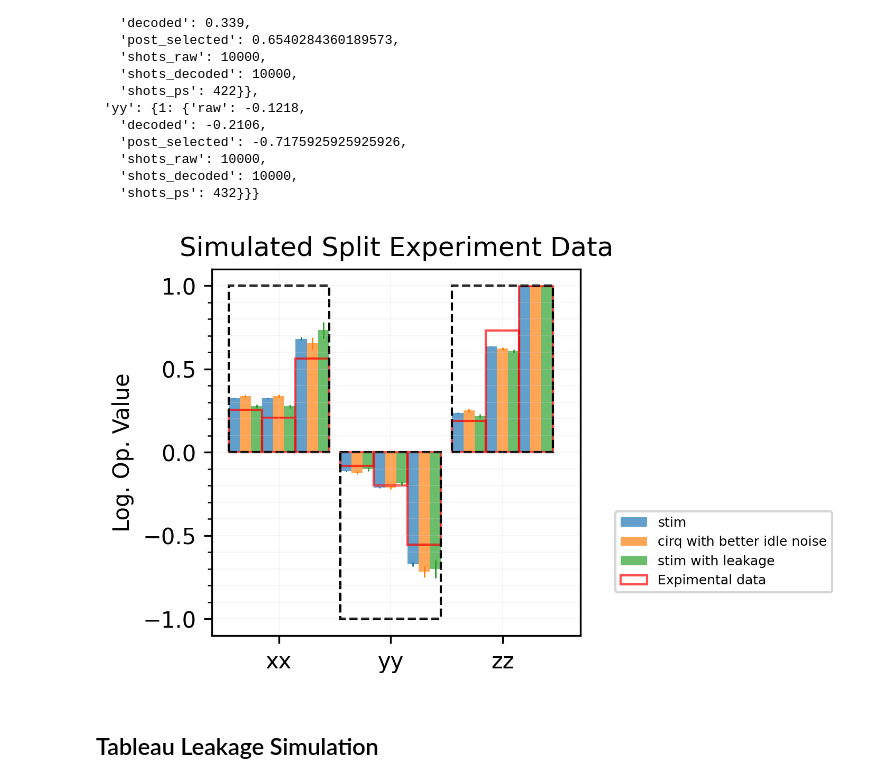
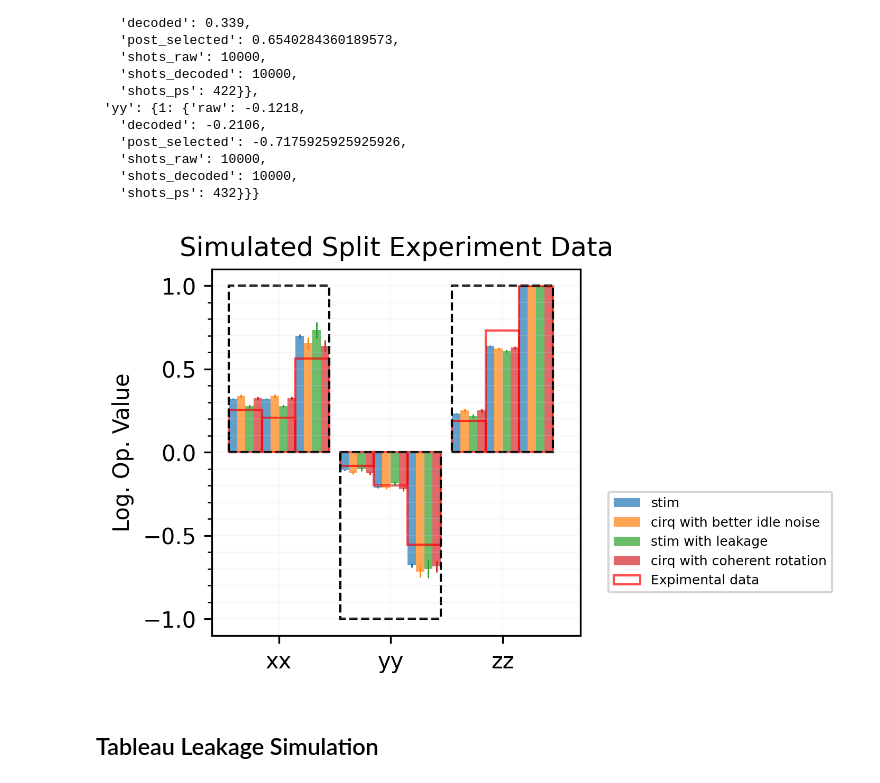
Before and after one commit to ihesner/cirq_qec, a Jupyter notebook: example_notebook.ipynb, the cells around one changed output. Cells and saved outputs as stored; diff of their text form; code cells hidden in the pictures.

```diff
--- a/example_notebook.ipynb
+++ b/example_notebook.ipynb
@@ -357,0 +381,17 @@ plt.show()
+# %%
+factors = [1]
+shots = 10000
+ros = ['zz', 'xx', 'yy']
+
+coherent_data = {ro: {factor: {}
+            for factor in factors} for ro in ros}
+
+for readout in ['zz', 'xx', 'yy']:
+    for factor in factors:
+        coherent_data[readout][factor] = get_expectation(shots=shots, readout=readout,
+                                    noise_model=noise_model, factor=factor,
+                                    simulation='cirq', arb_init=False,
+                                    cirq_method="with_coherent_error")
+        print('.', end='')
+    print(readout, end='')
+print('!')
@@ -357,0 +400,4 @@ plt.show()
+# %%
+today = date.today().strftime('%Y%m%d')
+with open(f"simulation_data/{today}_z_all_{shots}_cirq_coherent_p3pi.pkl", 'wb') as f:
+    pickle.dump(coherent_data, f)
@@ -397,11 +468,11 @@ exp_data = {'xx': {'decoded': 0.20838734620545363,
 # %%
 
 plt.figure(figsize=(3,3), dpi=300)
+num_bars = 4
 
-
-offset = -.1
+offset = -1.5*.3/num_bars
 c = 0
-for data_set in [stim_data,  idle_data, leakage_data]:
+for data_set in [stim_data,  idle_data, leakage_data, coherent_data]:
     flip = -1 if data_set == leakage_data else 1
     # organizing data
     groups = ['xx', 'yy', 'zz']
@@ -420,14 +491,14 @@ for data_set in [stim_data,  idle_data, leakage_data]:
 
     xs = np.array(range(3))
 
-    bar_width = .3/3
+    bar_width = .3/num_bars
 
 
     # Raw
-    plt.bar(xs - 3*bar_width + offset, raw_data, bar_width,
+    plt.bar(xs - num_bars*bar_width + offset, raw_data, bar_width,
             # label='raw',
             alpha=.7, color=f"C{c}")
-    plt.errorbar(xs - 3*bar_width + offset, raw_data, yerr=np.sqrt(((1+raw_data)*(1-raw_data))/shots_raw),
+    plt.errorbar(xs - num_bars*bar_width + offset, raw_data, yerr=np.sqrt(((1+raw_data)*(1-raw_data))/shots_raw),
                 linestyle=' ', linewidth=.7, color=f"C{c}")
     # Decoded
     plt.bar(xs + 0. + offset, decoded_data, bar_width,
@@ -436,50 +507,50 @@ for data_set in [stim_data,  idle_data, leakage_data]:
     plt.errorbar(xs - 0 + offset, decoded_data, yerr=np.sqrt(((1+decoded_data)*(1-decoded_data))/shots_decoded),
                 linestyle=' ', linewidth=.7, color=f"C{c}")
     # Post-selected
-    plt.bar(xs + 3*bar_width + offset, post_selected_data, bar_width,
+    plt.bar(xs + num_bars*bar_width + offset, post_selected_data, bar_width,
             # label='post_selected',
-            label=f"{['stim', 'cirq with better idle noise', 'stim with leakage'][c]}",
+            label=f"{['stim', 'cirq with better idle noise', 'stim with leakage', 'cirq with coherent rotation'][c]}",
             alpha=.7, color=f"C{c}")
-    plt.errorbar(xs + 3* bar_width + offset, post_selected_data, yerr=np.sqrt(((1+post_selected_data)*(1-post_selected_data))/shots_ps),
+    plt.errorbar(xs + num_bars* bar_width + offset, post_selected_data, yerr=np.sqrt(((1+post_selected_data)*(1-post_selected_data))/shots_ps),
                 linestyle=' ', linewidth=.7, color=f"C{c}")
-    offset += .1
+    offset += .3/num_bars
     c += 1
 # Exp
 raw_data = np.asarray([exp_data[group]['raw'] for group in groups])
 decoded_data = np.asarray([exp_data[group]['decoded'] for group in groups])
 post_selected_data = np.asarray([exp_data[group]['postselect'] for group in groups])
-exp_bar_width = .3
+exp_bar_width = num_bars * bar_width
 
 # Raw
 plt.bar(xs - exp_bar_width, raw_data, exp_bar_width,
         # label='raw',
         alpha=.7, color='none', edgecolor='red')
 # Decoded
 plt.bar(xs + 0, decoded_data, exp_bar_width,
         # label='decoded',
         alpha=.7, color='none', edgecolor='red')
 # Post-selected
 plt.bar(xs + exp_bar_width , post_selected_data, exp_bar_width,
         # label='post_selected',
         label="Expimental data",
         alpha=.7, color='none', edgecolor='red')
 
 
 # Outlines
-plt.bar(xs, [1, -1, 1], 3*3*bar_width, alpha=1,
+plt.bar(xs, [1, -1, 1], 3*num_bars*bar_width, alpha=1,
         color='none', edgecolor='black', linestyle='dashed')
 
 # Nicities
 plt.xticks(xs, groups)
 plt.ylabel('Log. Op. Value')
 plt.legend(fontsize=6, loc='lower right', bbox_to_anchor=(1.7,.1))
 plt.grid(which='both', color='lightgray', linewidth=.1)
 plt.yticks(ticks=np.linspace(-1, 1, 5))
 plt.yticks(ticks=np.linspace(-1, 1, 21), minor=True)
 plt.xlim(-.6, 2.7)
 plt.title('Simulated Split Experiment Data')
 today = date.today().strftime('%Y%m%d')
 plt.savefig(f'figs/{today}_simulation_comparison.png')
 plt.show()
 # %% [output]
-[figure, old version]
+[figure, new version]
```
Also changed, not shown: parts of 15 cells of this notebook.
